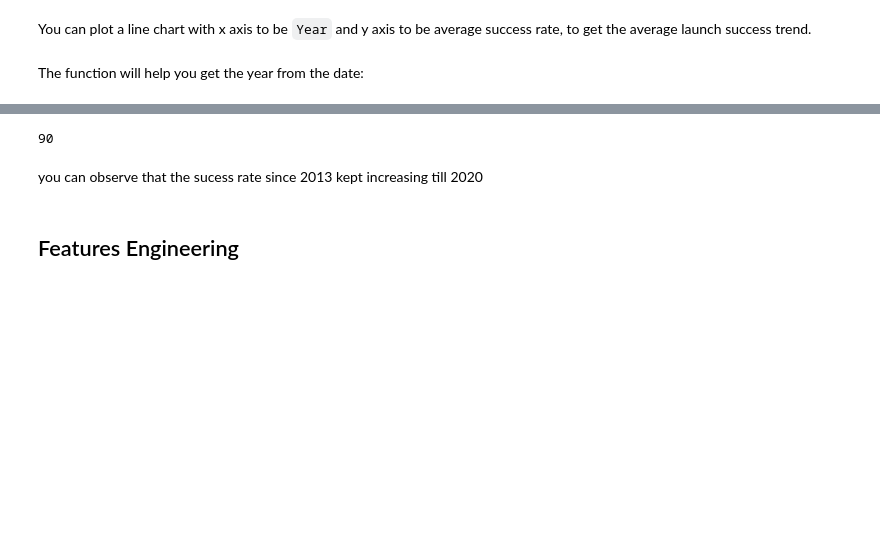
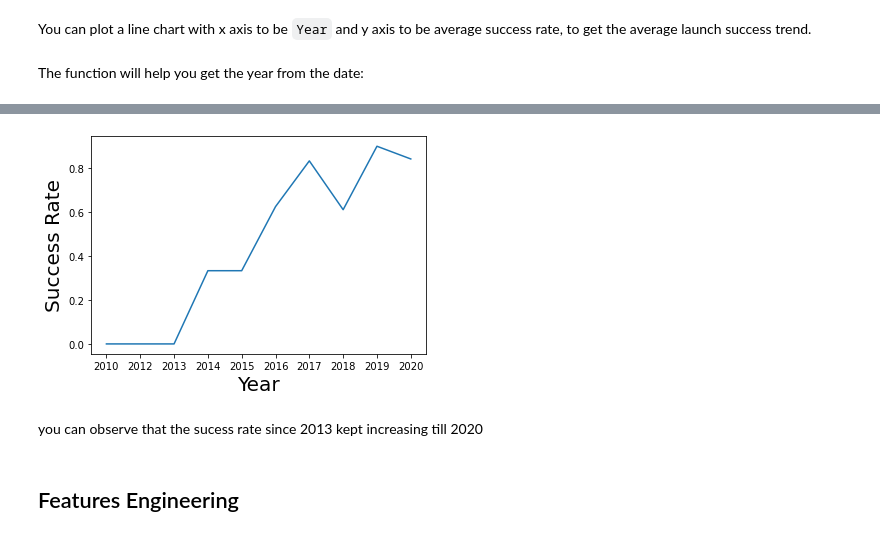
Before and after one commit to jarboleda0923/Coursera-Machine-Learning-Capstone, a Jupyter notebook: EDA with Visualization.ipynb, the cells around one changed output, grey strips where cells are left out. Drawn from its saved outputs; the diff is of its cells as text; code cells hidden in the pictures; blank space fills up the shorter version.

```diff
--- a/EDA with Visualization.ipynb
+++ b/EDA with Visualization.ipynb
@@ -194 +214,3 @@ def Extract_year(date):
+# %%
+df['year']=year
 # %%
@@ -198,13 +225,12 @@ df.shape
-# %%
-len(year)
-# %% [output]
-90
 # %%
 # Plot a line chart with x axis to be the extracted year and y axis to be the success rate
-sns.lineplot(x="PayloadMass", y="Orbit", hue="Class", data=df, aspect = 5)
-plt.xlabel("PayloadMass",fontsize=20)
-plt.ylabel("Orbit",fontsize=20)
+df2=df[['year','Class']].groupby('year', as_index=False).mean()
+sns.lineplot(x='year', y='Class', data=df2)
+plt.xlabel("Year",fontsize=20)
+plt.ylabel("Success Rate",fontsize=20)
 plt.show()
+# %% [output]
+[figure, added]
 # %% [markdown]
 you can observe that the sucess rate since 2013 kept increasing till 2020
 # %% [markdown]
```
Also changed, not shown: parts of 3 cells of this notebook.
